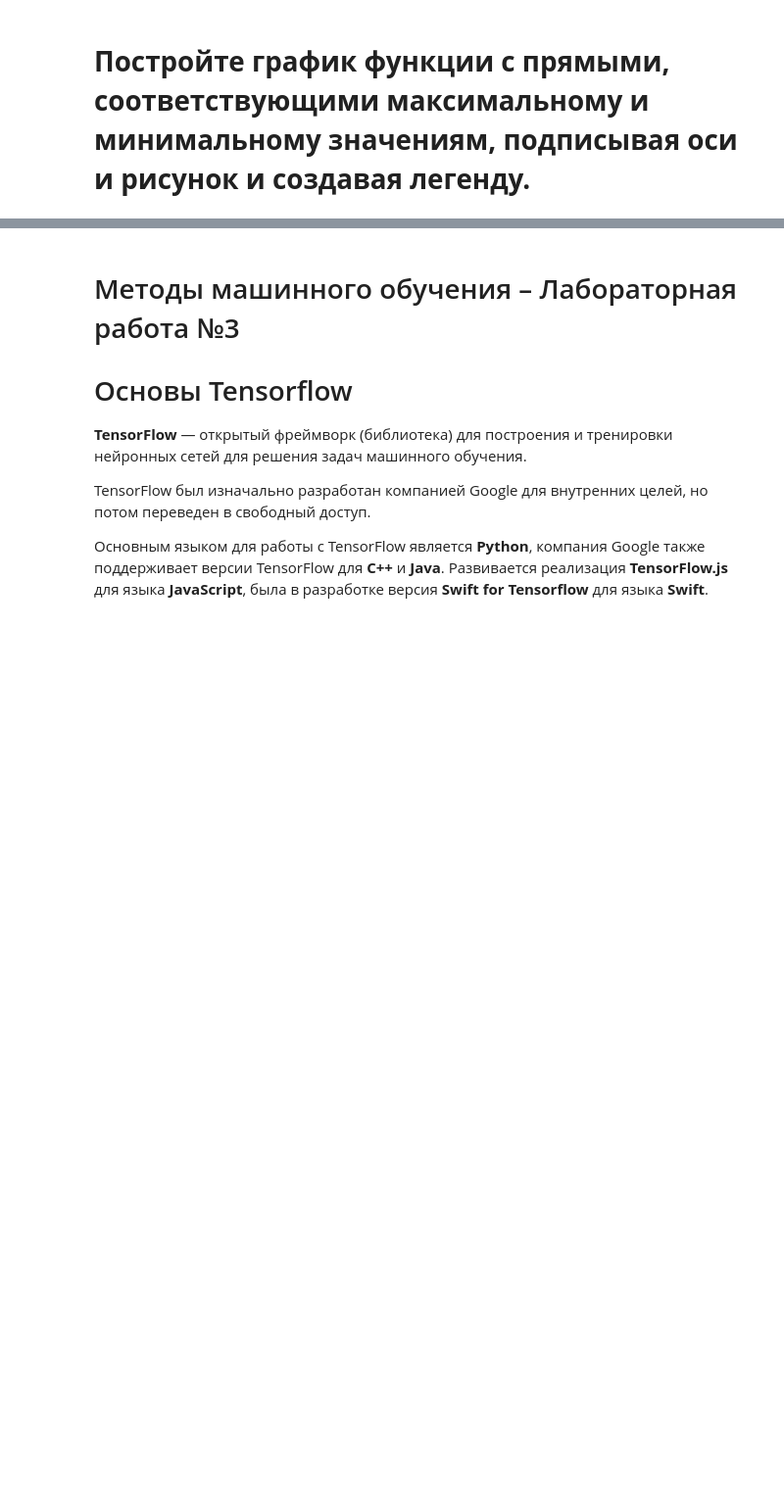
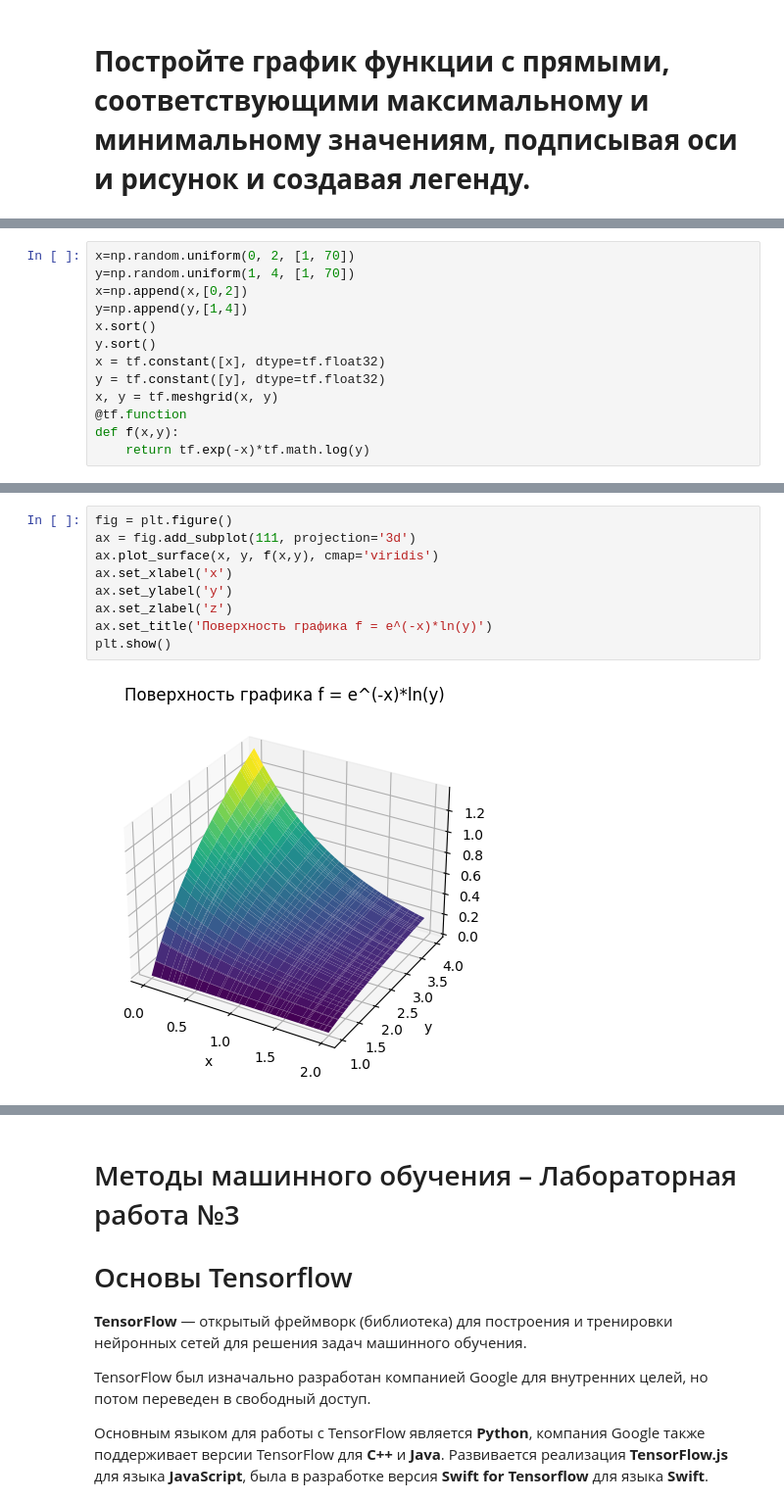
Before and after one commit to kjxeez/machine-learning, a Jupyter notebook: Tensorflow.ipynb, the cells around one changed output, grey strips where cells are left out. Shown at 98% size. Saved outputs shown, nothing was run; the diff lists cells and outputs as text; blank space fills up the shorter version.

```diff
--- a/Tensorflow.ipynb
+++ b/Tensorflow.ipynb
@@ -53,0 +169,13 @@ tf.reduce_min(f_masked)
+# %%
+x=np.random.uniform(0, 2, [1, 70])
+y=np.random.uniform(1, 4, [1, 70])
+x=np.append(x,[0,2])
+y=np.append(y,[1,4])
+x.sort()
+y.sort()
+x = tf.constant([x], dtype=tf.float32)
+y = tf.constant([y], dtype=tf.float32)
+x, y = tf.meshgrid(x, y)
+@tf.function
+def f(x,y):
+    return tf.exp(-x)*tf.math.log(y)
@@ -53,0 +192,11 @@ tf.reduce_min(f_masked)
+# %%
+fig = plt.figure()
+ax = fig.add_subplot(111, projection='3d')
+ax.plot_surface(x, y, f(x,y), cmap='viridis')
+ax.set_xlabel('x')
+ax.set_ylabel('y')
+ax.set_zlabel('z')
+ax.set_title('Поверхность графика f = e^(-x)*ln(y)')
+plt.show()
+# %% [output]
+[figure, added]
```
Also changed, not shown: parts of 34 cells of this notebook.
